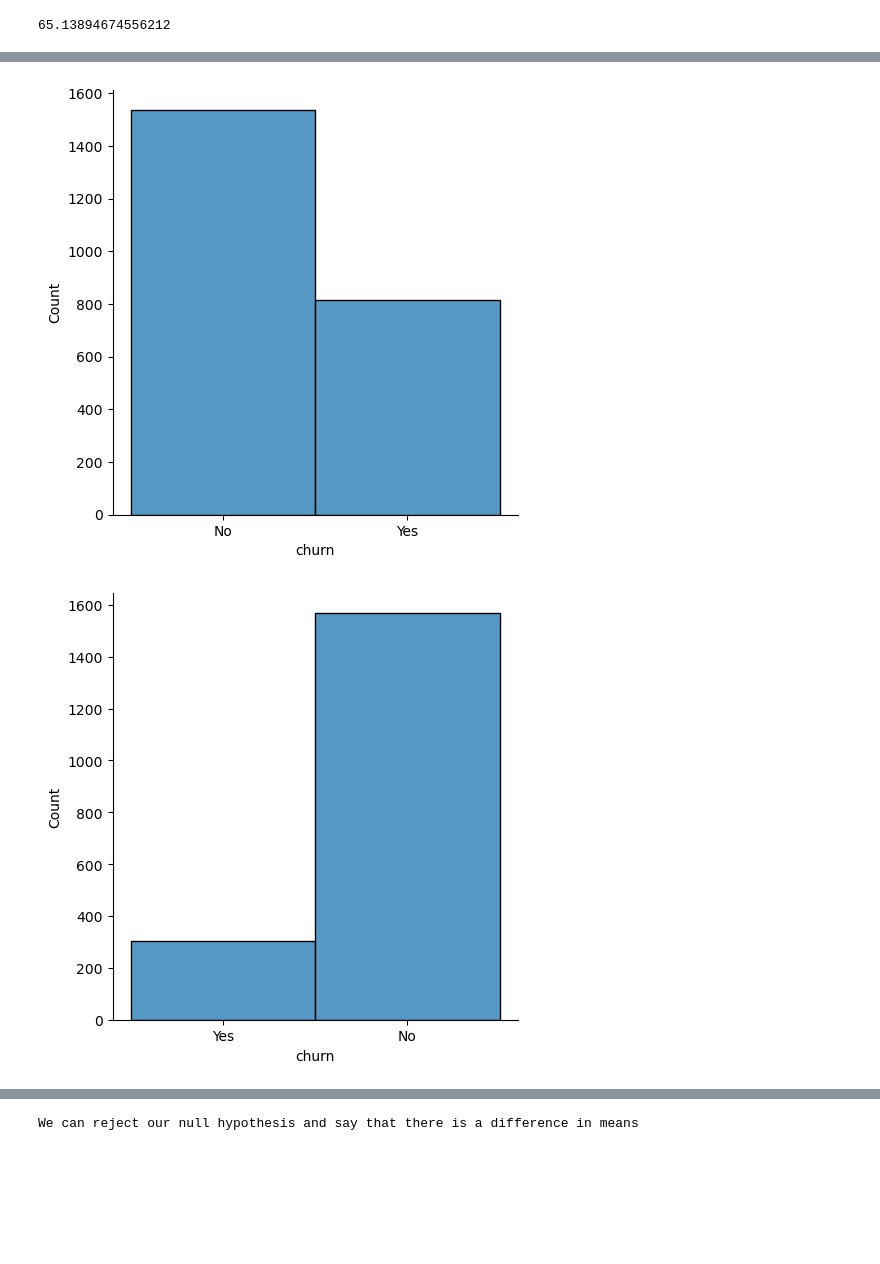
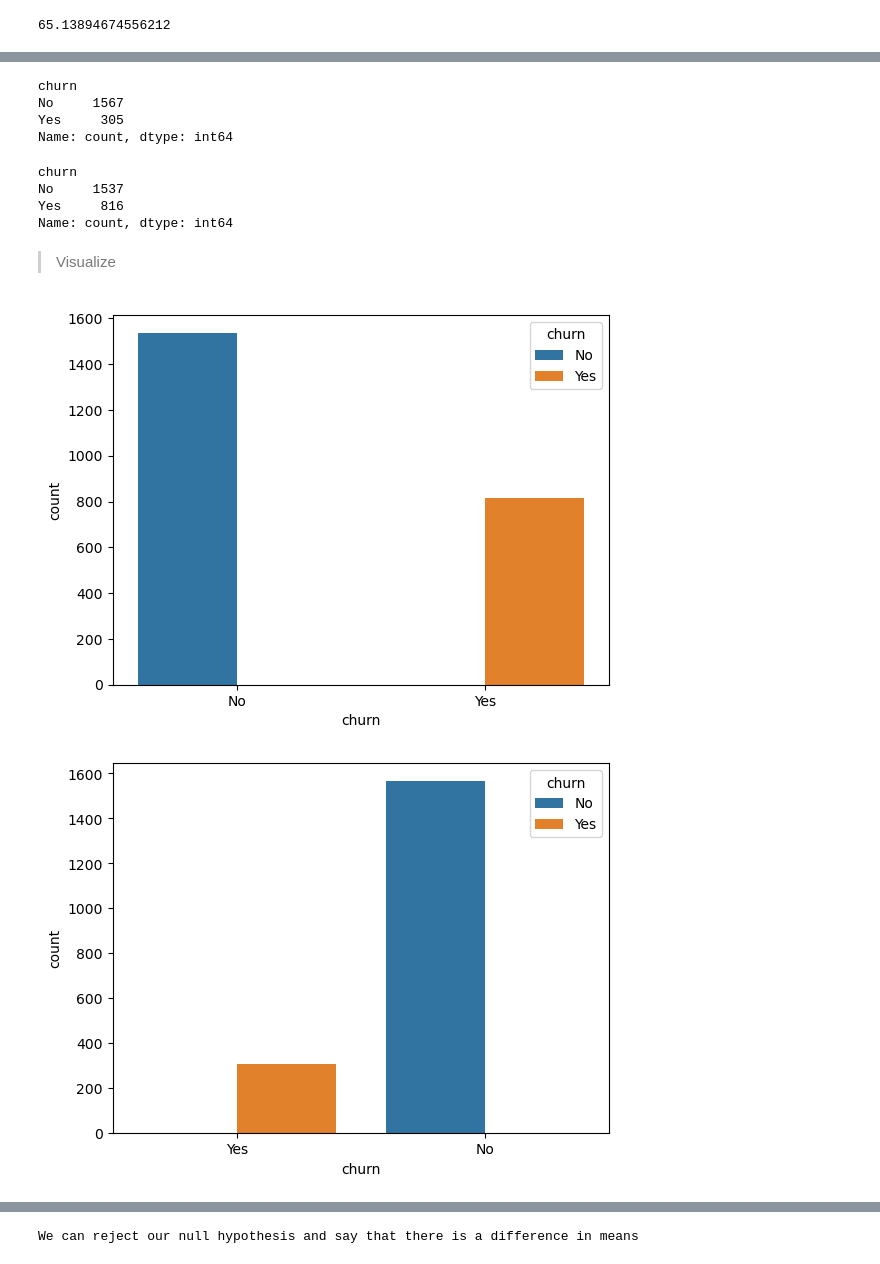
Before and after one commit to RyanPoole85/telco_classification_project, a Jupyter notebook: classification_project_draft.ipynb, the cells around one changed output, grey strips where cells are left out. Cells and saved outputs as stored; diff of their text form; code cells hidden in the pictures; blank space fills up the shorter version.

```diff
--- a/classification_project_draft.ipynb
+++ b/classification_project_draft.ipynb
@@ -408,0 +682,19 @@ Name: count, dtype: int64
+# %%
+# checking counts of customers with low monthly charges compared to chrun rate.
+train.churn[train['monthly_charges'] < avg_monthly_charges ].value_counts()
+# %% [output]
+churn
+No     1567
+Yes     305
+Name: count, dtype: int64
+# %%
+# checking counts of customers with high monthly charges compared to chrun rate.
+train.churn[train['monthly_charges'] > avg_monthly_charges].value_counts()
+# %% [output]
+churn
+No     1537
+Yes     816
+Name: count, dtype: int64
+# %%
+#creating variable for high monthly charges
+high_monthly_charges = train.churn[train['monthly_charges'] > avg_monthly_charges]
@@ -409,10 +704,12 @@ Name: count, dtype: int64
+# %% [markdown]
+>Visualize
 # %%
 #nearly 35% churn with higher than average monthly payments
-sns.displot(train.churn[train['monthly_charges'] > avg_monthly_charges]);
+sns.countplot(x=high_monthly_charges, hue="churn", data=train);
 # %% [output]
-[figure, old version]
+[figure, new version]
 # %%
-#only 16% churn with lower than average monthly payments
-sns.displot(train.churn[train['monthly_charges'] < avg_monthly_charges ]);
+#only 16% churn with higher than average monthly payments
+sns.countplot(x=low_monthly_charges, hue="churn", data=train);
 # %% [output]
-[figure, old version]
+[figure, new version]
```
Also changed, not shown: parts of 187 cells of this notebook.
